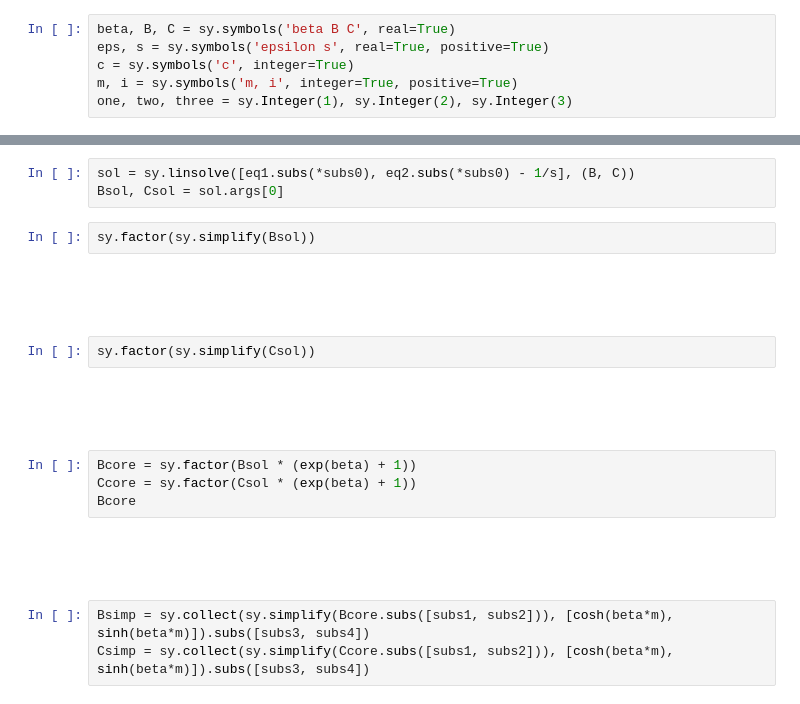
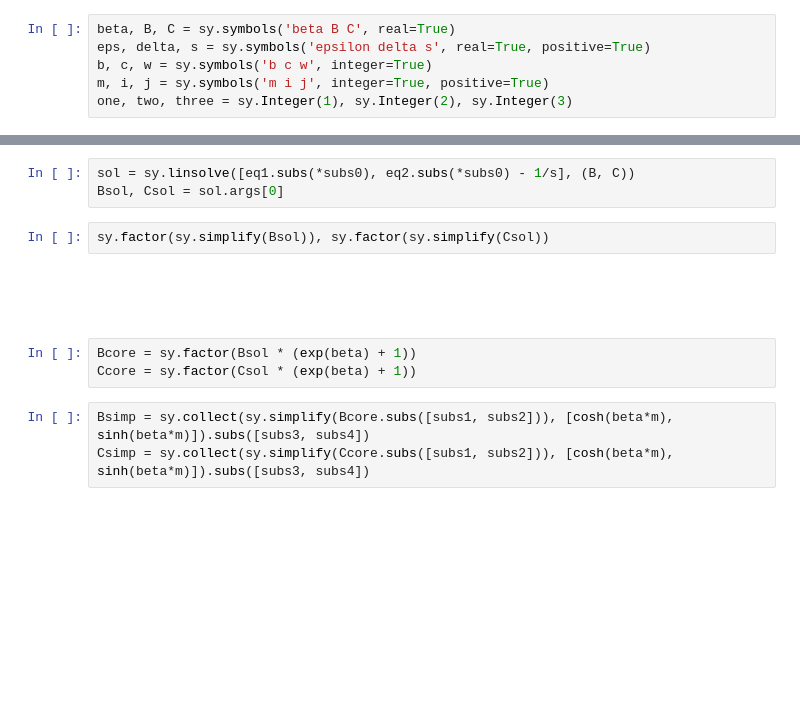
Before and after one commit to ganguli-lab/Complex_Synapse, a Jupyter notebook: Notebooks/sticky.ipynb, the cells around one changed output, grey strips where cells are left out. Drawn from its saved outputs; the diff is of its cells as text; blank space fills up the shorter version.

```diff
--- a/Notebooks/sticky.ipynb
+++ b/Notebooks/sticky.ipynb
@@ -5,8 +76,8 @@ sy.init_printing()
 # %%
 beta, B, C = sy.symbols('beta B C', real=True)
-eps, s = sy.symbols('epsilon s', real=True, positive=True)
-c = sy.symbols('c', integer=True)
-m, i = sy.symbols('m, i', integer=True, positive=True)
+eps, delta, s = sy.symbols('epsilon delta s', real=True, positive=True)
+b, c, w = sy.symbols('b c w', integer=True)
+m, i, j = sy.symbols('m i j', integer=True, positive=True)
 one, two, three = sy.Integer(1), sy.Integer(2), sy.Integer(3)
 # %%
 subs0 = (s, (exp(beta) + exp(-beta)) / 2 - 1)
@@ -29,19 +102,12 @@ eq2
 sol = sy.linsolve([eq1.subs(*subs0), eq2.subs(*subs0) - 1/s], (B, C))
 Bsol, Csol = sol.args[0]
 # %%
-sy.factor(sy.simplify(Bsol))
+sy.factor(sy.simplify(Bsol)), sy.factor(sy.simplify(Csol))
 # %% [output]
-[figure, old version]
+[figure, new version]
-# %%
-sy.factor(sy.simplify(Csol))
-# %% [output]
-[figure, removed]
 # %%
 Bcore = sy.factor(Bsol * (exp(beta) + 1))
 Ccore = sy.factor(Csol * (exp(beta) + 1))
-Bcore
-# %% [output]
-[figure, removed]
 # %%
 Bsimp = sy.collect(sy.simplify(Bcore.subs([subs1, subs2])), [cosh(beta*m), sinh(beta*m)]).subs([subs3, subs4])
 Csimp = sy.collect(sy.simplify(Ccore.subs([subs1, subs2])), [cosh(beta*m), sinh(beta*m)]).subs([subs3, subs4])
```
Also changed, not shown: parts of 20 cells of this notebook, 2 other files.
